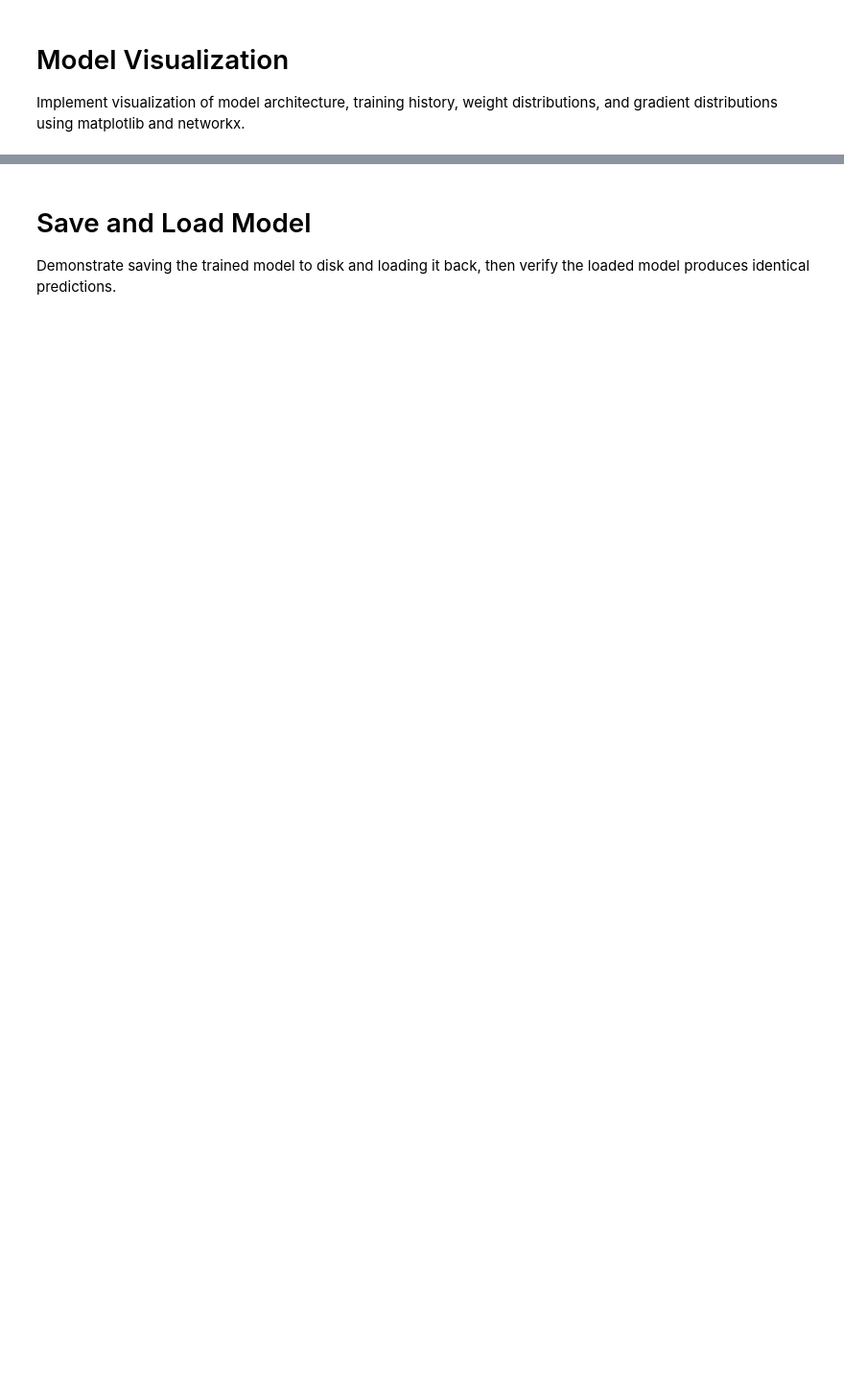
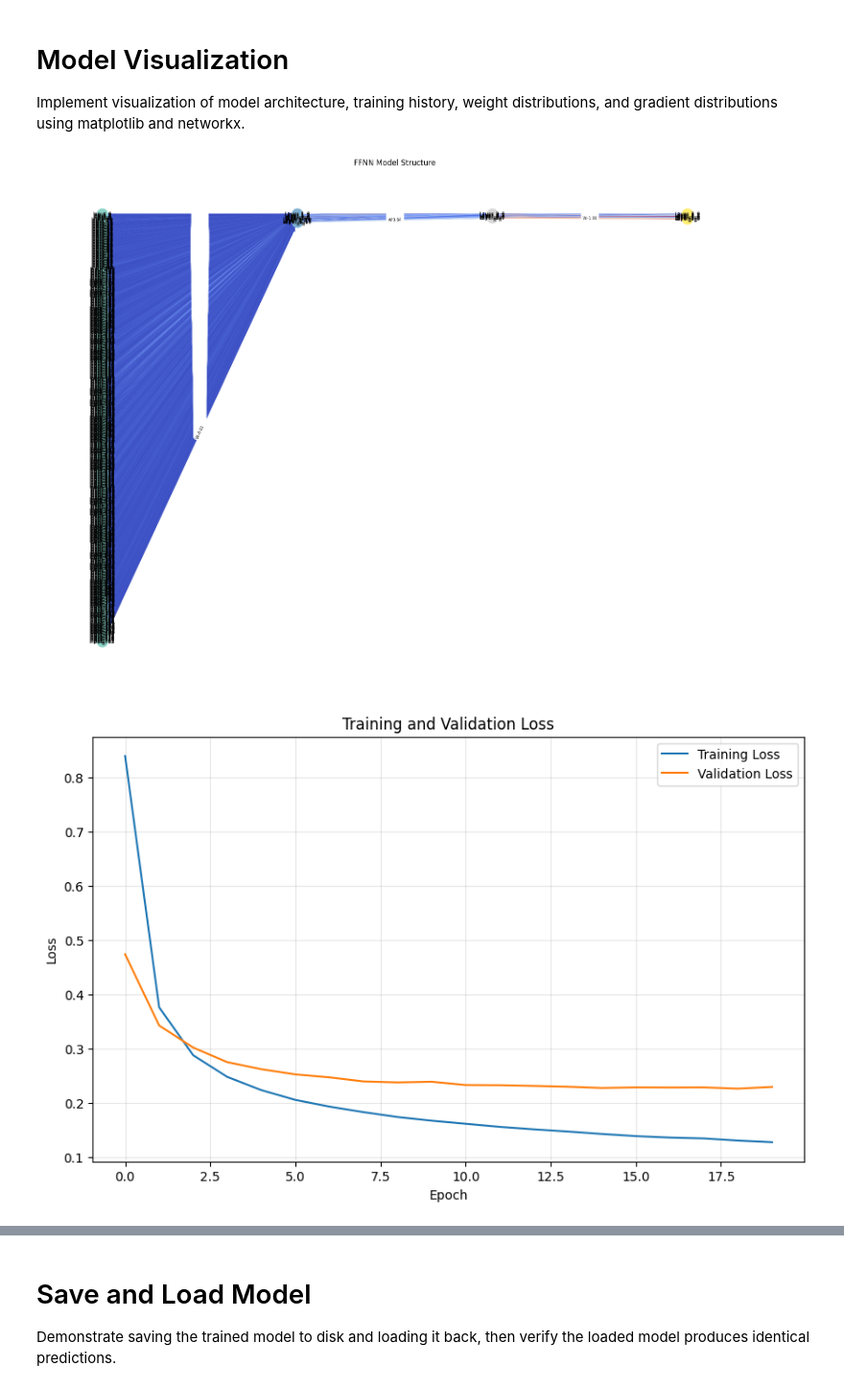
Before and after one commit to NopalAul/Tubes1-IF3270-Kelompok12, a Jupyter notebook: src/pengujian.ipynb, the cells around one changed output, grey strips where cells are left out. Shown: that part at 96% size. Drawn from its saved outputs; the diff is of its cells as text; code cells hidden in the pictures; blank space fills up the shorter version.

```diff
--- a/src/pengujian.ipynb
+++ b/src/pengujian.ipynb
@@ -47,7 +32,7 @@ y_onehot = encoder.fit_transform(y.reshape(-1, 1))
 
 X_train, X_test, y_train, y_test = train_test_split(X, y_onehot, test_size=0.2, random_state=42)
 # %%
-layer_sizes = [784, 128, 32, 10]  # Fitur input ada 784
+layer_sizes = [784, 16, 8, 10]  # Fitur input ada 784
 
 activations = [
     LeakyReLU(),
@@ -101,32 +100,35 @@ print(f"Test accuracy: {accuracy:.4f}")
 # Model Visualization
 Implement visualization of model architecture, training history, weight distributions, and gradient distributions using matplotlib and networkx.
 # %%
-# # Visualisasi arsitektur model FFNN
-# model.plot_model()
+# Visualisasi arsitektur model FFNN
+model.plot_model()
 
-# # Grafik History Training (Epoch terhadap Loss)
-# plt.figure(figsize=(10, 6))
-# plt.plot(history['train_loss'], label='Training Loss')
-# plt.plot(history['val_loss'], label='Validation Loss')
-# plt.title('Training and Validation Loss')
-# plt.xlabel('Epoch')
-# plt.ylabel('Loss')
-# plt.legend()
-# plt.grid(True, alpha=0.3)
-# plt.show()
+# Grafik History Training (Epoch terhadap Loss)
+plt.figure(figsize=(10, 6))
+plt.plot(history['train_loss'], label='Training Loss')
+plt.plot(history['val_loss'], label='Validation Loss')
+plt.title('Training and Validation Loss')
+plt.xlabel('Epoch')
+plt.ylabel('Loss')
+plt.legend()
+plt.grid(True, alpha=0.3)
+plt.show()
 
 # Distribusi Bobot di tiap layer
 model.plot_weight_distribution()
 
 # Distribusi gradient di tiap layer
 model.plot_gradient_distribution()
 
 # contoh hasil prediksi 20 data:
-# plt.figure(figsize=(15, 5))
-# for i in range(20):
-#     plt.subplot(2, 10, i+1)
-#     plt.imshow(X_test[i].reshape(28, 28), cmap='gray')
-#     plt.title(f"True: {y_true_classes[i]}, Pred: {y_pred_classes[i]}")
-#     plt.axis('off')
-# plt.tight_layout()
-# plt.show()
+plt.figure(figsize=(15, 5))
+for i in range(20):
+    plt.subplot(2, 10, i+1)
+    plt.imshow(X_test[i].reshape(28, 28), cmap='gray')
+    plt.title(f"True: {y_true_classes[i]}, Pred: {y_pred_classes[i]}")
+    plt.axis('off')
+plt.tight_layout()
+plt.show()
+# %% [output]
+[figure, added]
+[figure, added]
```
Also changed, not shown: parts of 8 cells of this notebook, 1 other file.
